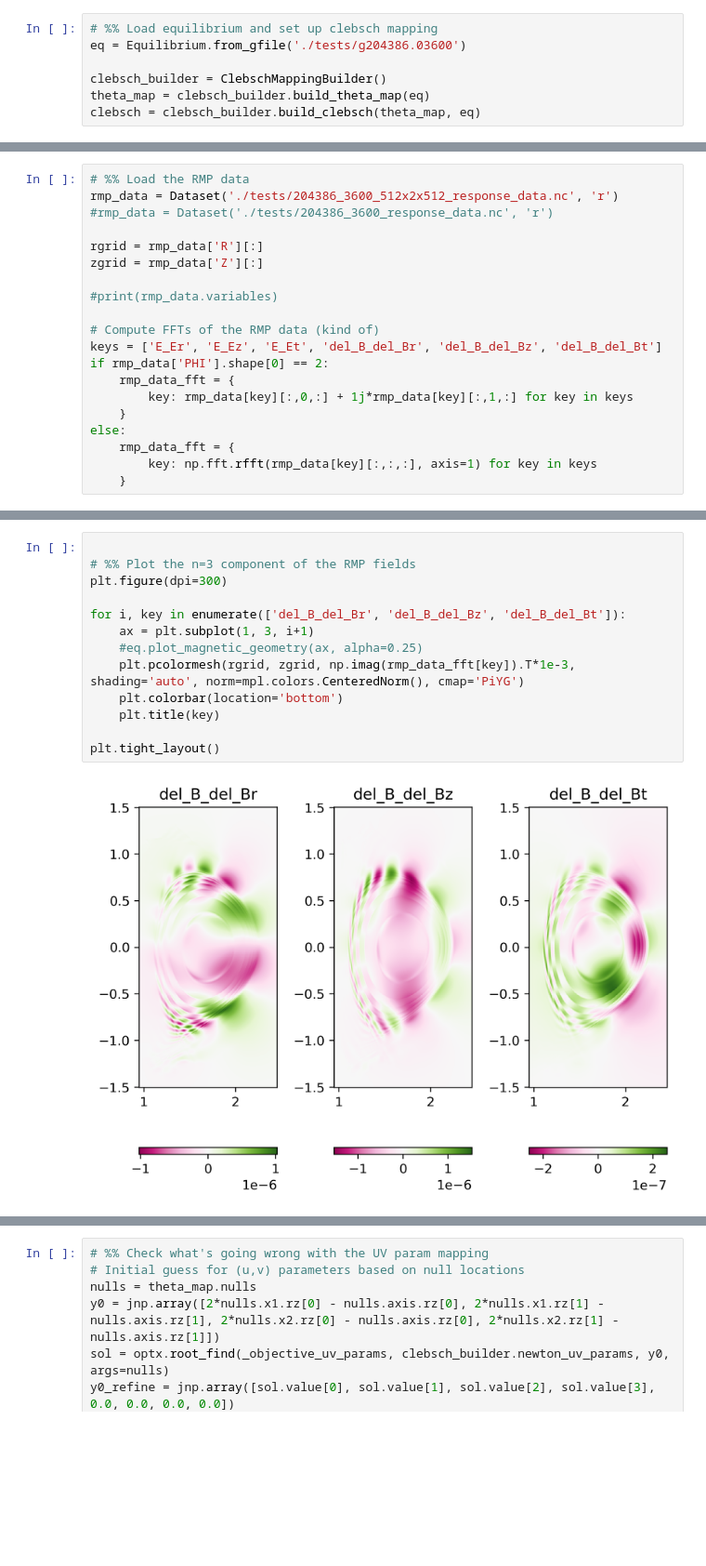
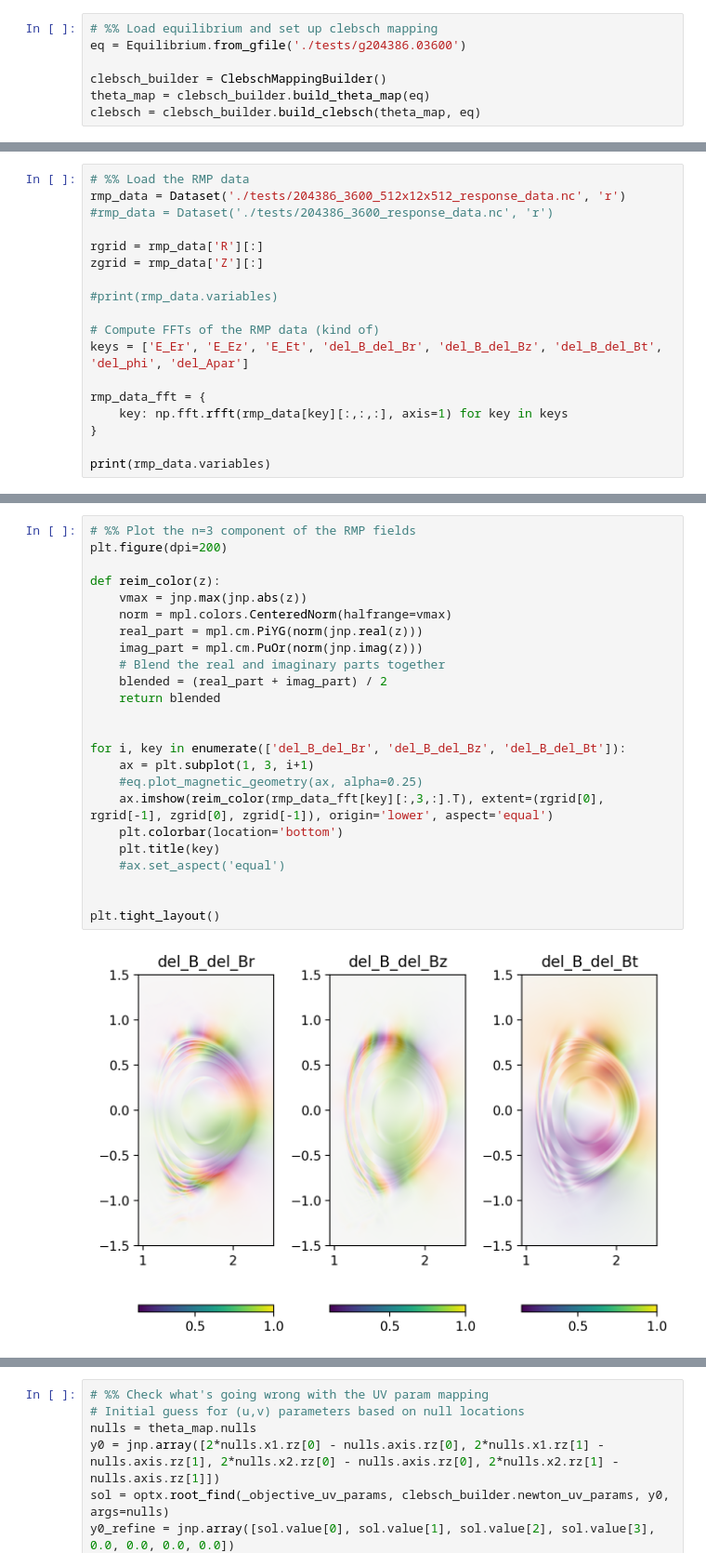
Before and after one commit to Maplenormandy/c1lgkt-jax, a Jupyter notebook: bin/rmp_analysis.ipynb, the cells around one changed output, grey strips where cells are left out. Shown at 93% size. Drawn from its saved outputs; the diff is of its cells as text; blank space fills up the shorter version.

```diff
--- a/bin/rmp_analysis.ipynb
+++ b/bin/rmp_analysis.ipynb
@@ -78,6 +71,6 @@ plt.pcolormesh(rplot, zplot, jnp.cos(3*alphaplot), linewidths=0.5, cmap='PiYG')
 # %%
 # %% Load the RMP data
-rmp_data = Dataset('./tests/204386_3600_512x2x512_response_data.nc', 'r')
+rmp_data = Dataset('./tests/204386_3600_512x12x512_response_data.nc', 'r')
 #rmp_data = Dataset('./tests/204386_3600_response_data.nc', 'r')
 
 rgrid = rmp_data['R'][:]
@@ -86,12 +79,10 @@ zgrid = rmp_data['Z'][:]
 #print(rmp_data.variables)
 
 # Compute FFTs of the RMP data (kind of)
-keys = ['E_Er', 'E_Ez', 'E_Et', 'del_B_del_Br', 'del_B_del_Bz', 'del_B_del_Bt']
-if rmp_data['PHI'].shape[0] == 2:
-    rmp_data_fft = {
-        key: rmp_data[key][:,0,:] + 1j*rmp_data[key][:,1,:] for key in keys
-    }
-else:
-    rmp_data_fft = {
-        key: np.fft.rfft(rmp_data[key][:,:,:], axis=1) for key in keys
-    }
+keys = ['E_Er', 'E_Ez', 'E_Et', 'del_B_del_Br', 'del_B_del_Bz', 'del_B_del_Bt', 'del_phi', 'del_Apar']
+
+rmp_data_fft = {
+    key: np.fft.rfft(rmp_data[key][:,:,:], axis=1) for key in keys
+}
+
+print(rmp_data.variables)
@@ -98,17 +107,28 @@ else:
 # %%
+# %% Plot the n=3 component of the RMP fields
+plt.figure(dpi=200)
 
-# %% Plot the n=3 component of the RMP fields
-plt.figure(dpi=300)
+def reim_color(z):
+    vmax = jnp.max(jnp.abs(z))
+    norm = mpl.colors.CenteredNorm(halfrange=vmax)
+    real_part = mpl.cm.PiYG(norm(jnp.real(z)))
+    imag_part = mpl.cm.PuOr(norm(jnp.imag(z)))
+    # Blend the real and imaginary parts together
+    blended = (real_part + imag_part) / 2
+    return blended
+
 
 for i, key in enumerate(['del_B_del_Br', 'del_B_del_Bz', 'del_B_del_Bt']):
     ax = plt.subplot(1, 3, i+1)
     #eq.plot_magnetic_geometry(ax, alpha=0.25)
-    plt.pcolormesh(rgrid, zgrid, np.imag(rmp_data_fft[key]).T*1e-3, shading='auto', norm=mpl.colors.CenteredNorm(), cmap='PiYG')
+    ax.imshow(reim_color(rmp_data_fft[key][:,3,:].T), extent=(rgrid[0], rgrid[-1], zgrid[0], zgrid[-1]), origin='lower', aspect='equal')
     plt.colorbar(location='bottom')
     plt.title(key)
+    #ax.set_aspect('equal')
+
 
 plt.tight_layout()
 # %% [output]
-[figure, old version]
+[figure, new version]
 # %%
 
```
Also changed, not shown: parts of 7 cells of this notebook, 19 other files.
